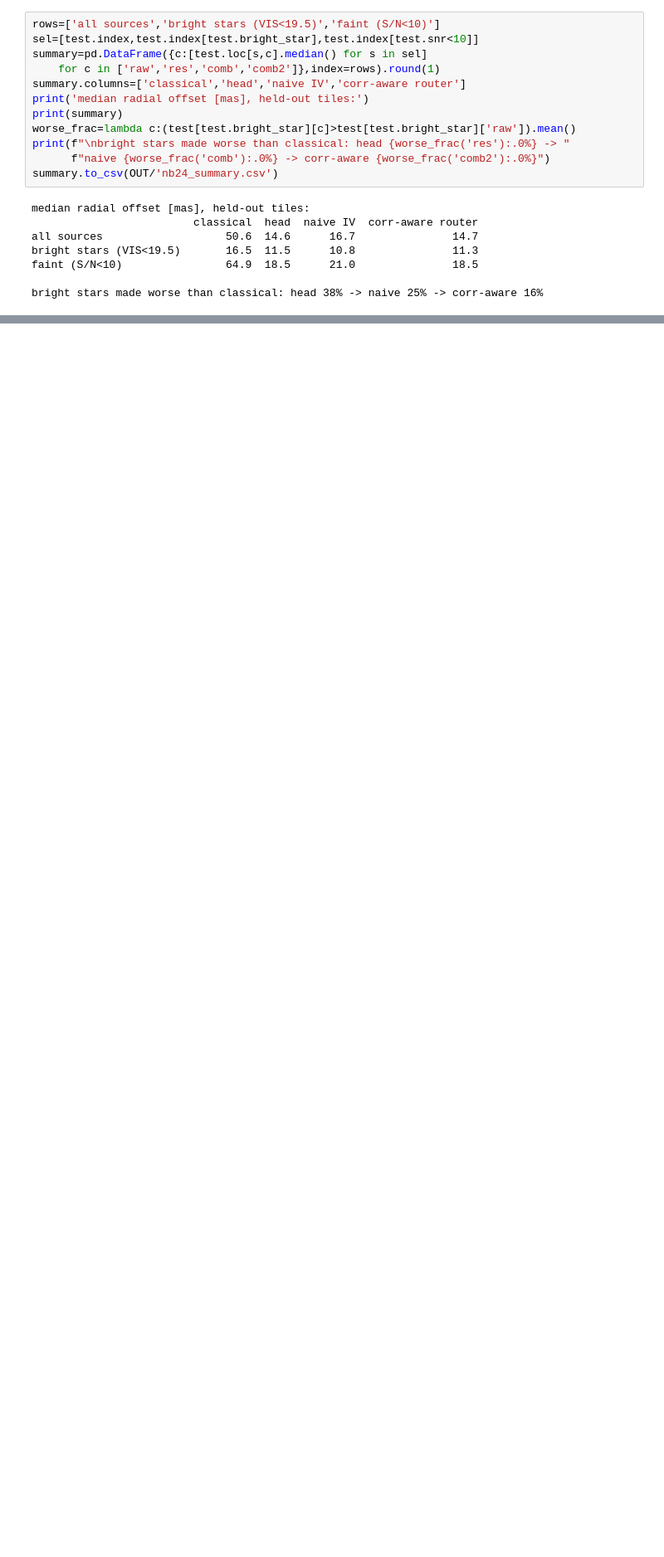
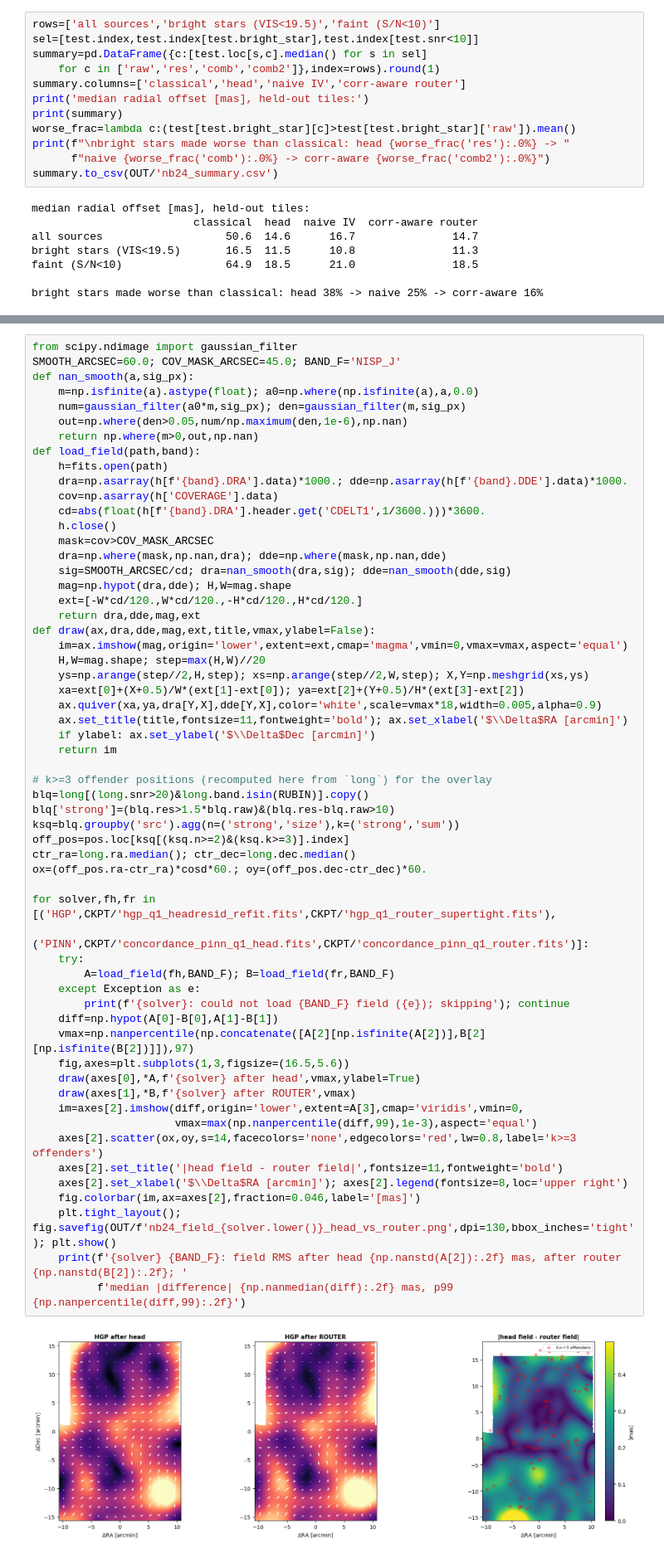
Before and after one commit to xoubish/JAISP, a Jupyter notebook: io/24_astrometry_sigma_router.ipynb, the cells around one changed output, grey strips where cells are left out. Shown at 83% size. Cells and saved outputs as stored; diff of their text form; blank space fills up the shorter version.

Commit message:
nb24: concordance field remeasured with router residuals (HGP supertight + PINN, head vs router)
Co-Authored-By: Claude Fable 5 <noreply@anthropic.com>

```diff
--- a/io/24_astrometry_sigma_router.ipynb
+++ b/io/24_astrometry_sigma_router.ipynb
@@ -329,0 +410,60 @@ bright stars made worse than classical: head 38% -> naive 25% -> corr-aware 16%
+# %%
+from scipy.ndimage import gaussian_filter
+SMOOTH_ARCSEC=60.0; COV_MASK_ARCSEC=45.0; BAND_F='NISP_J'
+def nan_smooth(a,sig_px):
+    m=np.isfinite(a).astype(float); a0=np.where(np.isfinite(a),a,0.0)
+    num=gaussian_filter(a0*m,sig_px); den=gaussian_filter(m,sig_px)
+    out=np.where(den>0.05,num/np.maximum(den,1e-6),np.nan)
+    return np.where(m>0,out,np.nan)
+def load_field(path,band):
+    h=fits.open(path)
+    dra=np.asarray(h[f'{band}.DRA'].data)*1000.; dde=np.asarray(h[f'{band}.DDE'].data)*1000.
+    cov=np.asarray(h['COVERAGE'].data)
+    cd=abs(float(h[f'{band}.DRA'].header.get('CDELT1',1/3600.)))*3600.
+    h.close()
+    mask=cov>COV_MASK_ARCSEC
+    dra=np.where(mask,np.nan,dra); dde=np.where(mask,np.nan,dde)
+    sig=SMOOTH_ARCSEC/cd; dra=nan_smooth(dra,sig); dde=nan_smooth(dde,sig)
+    mag=np.hypot(dra,dde); H,W=mag.shape
+    ext=[-W*cd/120.,W*cd/120.,-H*cd/120.,H*cd/120.]
+    return dra,dde,mag,ext
+def draw(ax,dra,dde,mag,ext,title,vmax,ylabel=False):
+    im=ax.imshow(mag,origin='lower',extent=ext,cmap='magma',vmin=0,vmax=vmax,aspect='equal')
+    H,W=mag.shape; step=max(H,W)//20
+    ys=np.arange(step//2,H,step); xs=np.arange(step//2,W,step); X,Y=np.meshgrid(xs,ys)
+    xa=ext[0]+(X+0.5)/W*(ext[1]-ext[0]); ya=ext[2]+(Y+0.5)/H*(ext[3]-ext[2])
+    ax.quiver(xa,ya,dra[Y,X],dde[Y,X],color='white',scale=vmax*18,width=0.005,alpha=0.9)
+    ax.set_title(title,fontsize=11,fontweight='bold'); ax.set_xlabel('$\\Delta$RA [arcmin]')
+    if ylabel: ax.set_ylabel('$\\Delta$Dec [arcmin]')
+    return im
+
+# k>=3 offender positions (recomputed here from `long`) for the overlay
+blq=long[(long.snr>20)&long.band.isin(RUBIN)].copy()
+blq['strong']=(blq.res>1.5*blq.raw)&(blq.res-blq.raw>10)
+ksq=blq.groupby('src').agg(n=('strong','size'),k=('strong','sum'))
+off_pos=pos.loc[ksq[(ksq.n>=2)&(ksq.k>=3)].index]
+ctr_ra=long.ra.median(); ctr_dec=long.dec.median()
+ox=(off_pos.ra-ctr_ra)*cosd*60.; oy=(off_pos.dec-ctr_dec)*60.
+
+for solver,fh,fr in [('HGP',CKPT/'hgp_q1_headresid_refit.fits',CKPT/'hgp_q1_router_supertight.fits'),
+                     ('PINN',CKPT/'concordance_pinn_q1_head.fits',CKPT/'concordance_pinn_q1_router.fits')]:
+    try:
+        A=load_field(fh,BAND_F); B=load_field(fr,BAND_F)
+    except Exception as e:
+        print(f'{solver}: could not load {BAND_F} field ({e}); skipping'); continue
+    diff=np.hypot(A[0]-B[0],A[1]-B[1])
+    vmax=np.nanpercentile(np.concatenate([A[2][np.isfinite(A[2])],B[2][np.isfinite(B[2])]]),97)
+    fig,axes=plt.subplots(1,3,figsize=(16.5,5.6))
+    draw(axes[0],*A,f'{solver} after head',vmax,ylabel=True)
+    draw(axes[1],*B,f'{solver} after ROUTER',vmax)
+    im=axes[2].imshow(diff,origin='lower',extent=A[3],cmap='viridis',vmin=0,
+                      vmax=max(np.nanpercentile(diff,99),1e-3),aspect='equal')
+    axes[2].scatter(ox,oy,s=14,facecolors='none',edgecolors='red',lw=0.8,label='k>=3 offenders')
+    axes[2].set_title('|head field - router field|',fontsize=11,fontweight='bold')
+    axes[2].set_xlabel('$\\Delta$RA [arcmin]'); axes[2].legend(fontsize=8,loc='upper right')
+    fig.colorbar(im,ax=axes[2],fraction=0.046,label='[mas]')
+    plt.tight_layout(); fig.savefig(OUT/f'nb24_field_{solver.lower()}_head_vs_router.png',dpi=130,bbox_inches='tight'); plt.show()
+    print(f'{solver} {BAND_F}: field RMS after head {np.nanstd(A[2]):.2f} mas, after router {np.nanstd(B[2]):.2f}; '
+          f'median |difference| {np.nanmedian(diff):.2f} mas, p99 {np.nanpercentile(diff,99):.2f}')
+# %% [output]
+[figure, added]
```
Also changed, not shown: parts of 5 cells of this notebook, 2 other files.
